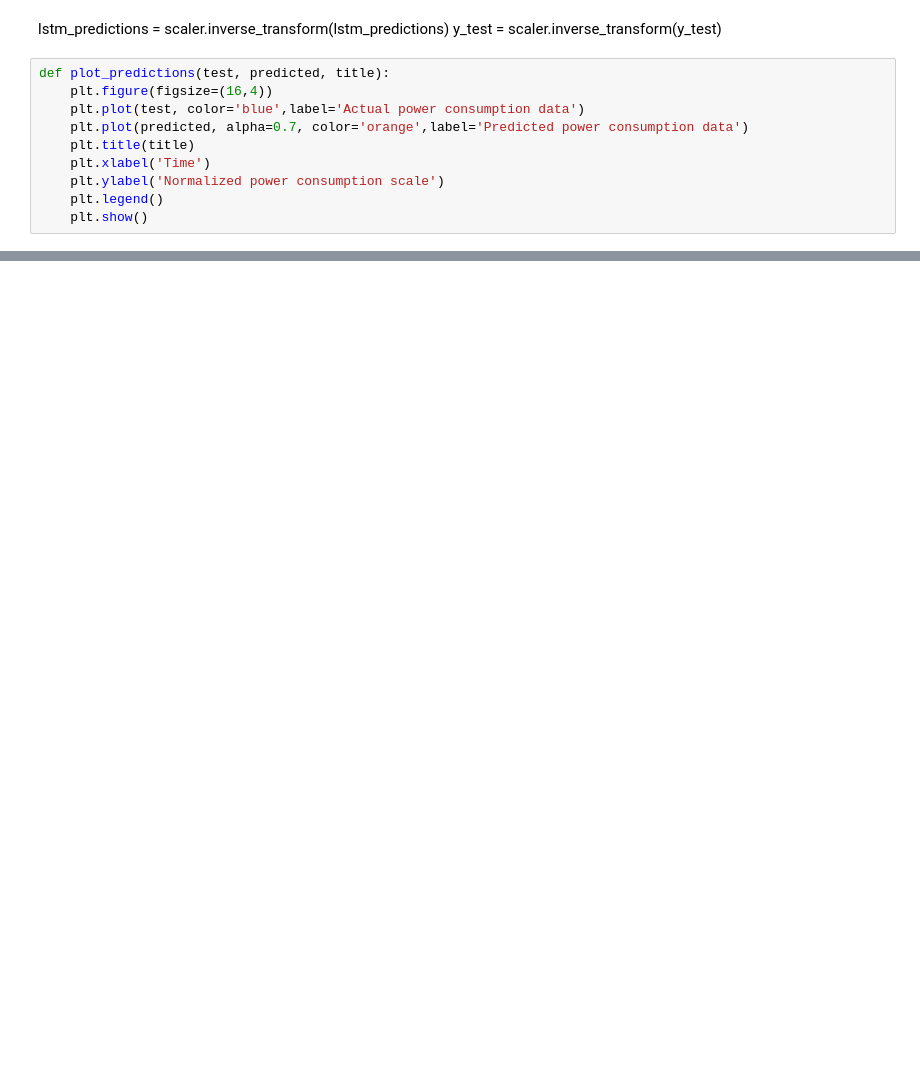
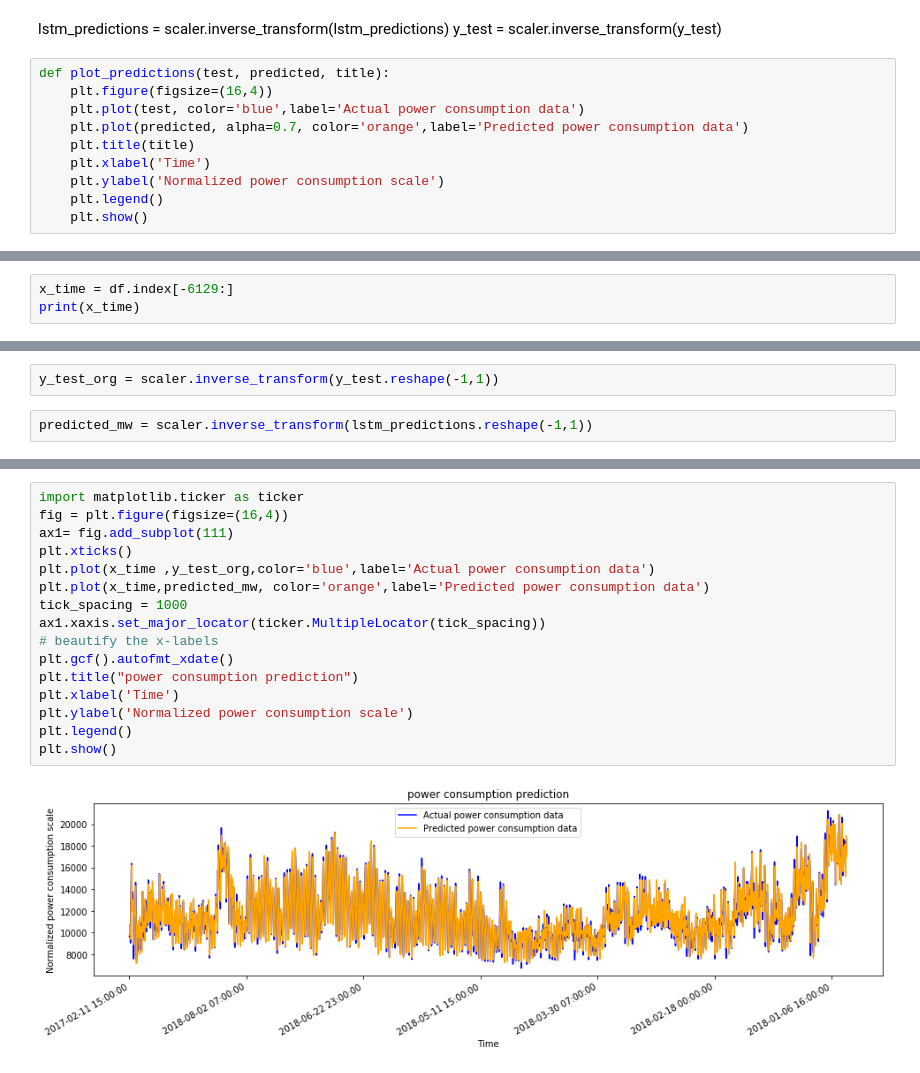
Before and after one commit to Shouvik-7/energy_demand_forecasting, a Jupyter notebook: energy_pred_rnn_final.ipynb, the cells around one changed output, grey strips where cells are left out. Saved outputs shown, nothing was run; the diff lists cells and outputs as text; blank space fills up the shorter version.

```diff
--- a/energy_pred_rnn_final.ipynb
+++ b/energy_pred_rnn_final.ipynb
@@ -212,0 +214,3 @@ sum(mae)
+# %%
+x_time = df.index[-6129:]
+print(x_time)
@@ -212,0 +228,4 @@ sum(mae)
+# %%
+y_test_org = scaler.inverse_transform(y_test.reshape(-1,1))
+# %%
+predicted_mw = scaler.inverse_transform(lstm_predictions.reshape(-1,1))
@@ -212,0 +242,18 @@ sum(mae)
+# %%
+import matplotlib.ticker as ticker
+fig = plt.figure(figsize=(16,4))
+ax1= fig.add_subplot(111)
+plt.xticks()
+plt.plot(x_time ,y_test_org,color='blue',label='Actual power consumption data')
+plt.plot(x_time,predicted_mw, color='orange',label='Predicted power consumption data')
+tick_spacing = 1000
+ax1.xaxis.set_major_locator(ticker.MultipleLocator(tick_spacing))
+# beautify the x-labels
+plt.gcf().autofmt_xdate()
+plt.title("power consumption prediction")
+plt.xlabel('Time')
+plt.ylabel('Normalized power consumption scale')
+plt.legend()
+plt.show()
+# %% [output]
+[figure, added]
```
Also changed, not shown: parts of 8 cells of this notebook.
